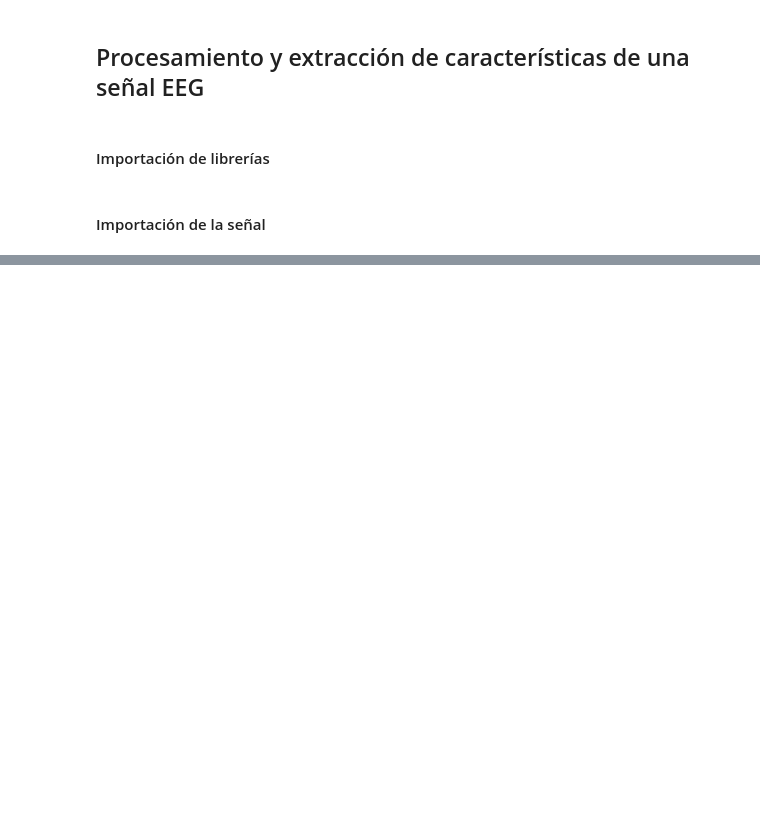
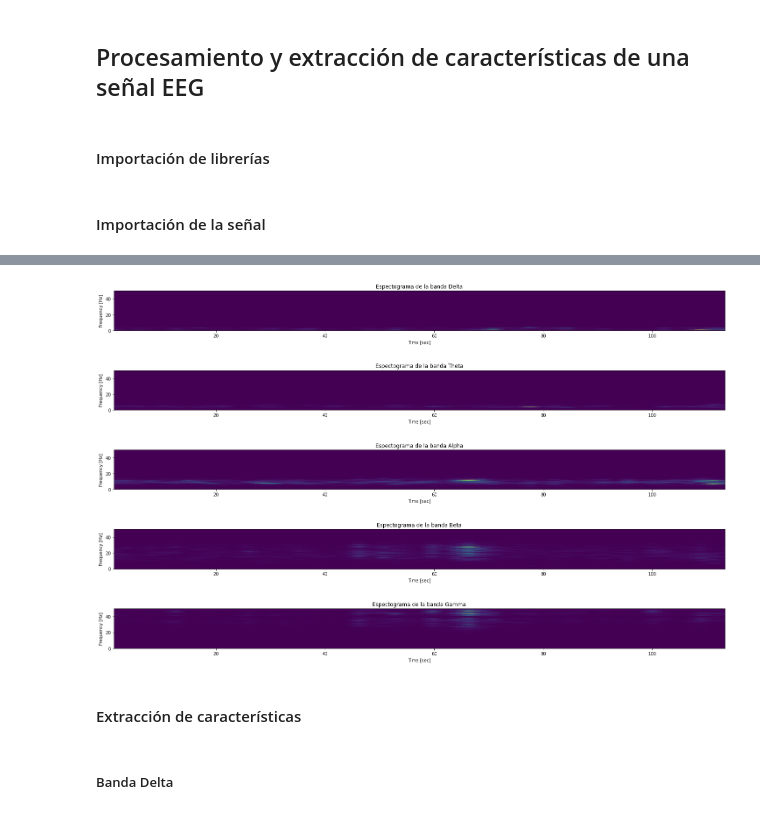
Before and after one commit to fruizg/Introduccion_de_senales, a Jupyter notebook: ISB/Laboratorios/Lab9_ProcesamientoEEG/ProcesamientoEEG.ipynb, the cells around one changed output, grey strips where cells are left out. Cells and saved outputs as stored; diff of their text form; code cells hidden in the pictures; blank space fills up the shorter version.

```diff
--- a/ISB/Laboratorios/Lab9_ProcesamientoEEG/ProcesamientoEEG.ipynb
+++ b/ISB/Laboratorios/Lab9_ProcesamientoEEG/ProcesamientoEEG.ipynb
@@ -96,0 +136,52 @@ fig.set_facecolor('white')
+# %%
+f1, t1, Sxx1 = spectrogram(Delta_band, fs = Fs)
+f2, t2, Sxx2 = spectrogram(Theta_band, fs = Fs)
+f3, t3, Sxx3 = spectrogram(Alpha_band, fs = Fs)
+f4, t4, Sxx4 = spectrogram(Beta_band, fs = Fs)
+f5, t5, Sxx5 = spectrogram(Gamma_band, fs = Fs)
+# %%
+plt.figure(figsize=(25,15))
+plt.subplot(511)
+plt.subplots_adjust(hspace=1)
+
+#Banda Delta
+plt.pcolormesh(t1, f1, Sxx1, shading='gouraud')
+plt.title("Espectograma de la banda Delta")
+plt.ylabel('Frequency [Hz]')
+plt.xlabel('Time [sec]')
+
+#banda theta
+plt.subplot(512)
+plt.pcolormesh(t2, f2, Sxx2, shading='gouraud')
+plt.title("Espectograma de la banda Theta")
+plt.ylabel('Frequency [Hz]')
+plt.xlabel('Time [sec]')
+
+#banda Alpha
+plt.subplot(513)
+plt.pcolormesh(t3, f3, Sxx3, shading='gouraud')
+plt.title("Espectograma de la banda Alpha")
+plt.ylabel('Frequency [Hz]')
+plt.xlabel('Time [sec]')
+
+#banda Beta
+plt.subplot(514)
+plt.pcolormesh(t4, f4, Sxx4, shading='gouraud')
+plt.title("Espectograma de la banda Beta")
+plt.ylabel('Frequency [Hz]')
+plt.xlabel('Time [sec]')
+
+#Banda Gamma
+plt.subplot(515)
+plt.pcolormesh(t5, f5, Sxx5, shading='gouraud')
+plt.title("Espectograma de la banda Gamma")
+plt.ylabel('Frequency [Hz]')
+plt.xlabel('Time [sec]')
+
+plt.show()
+# %% [output]
+[figure, added]
+# %% [markdown]
+#### Extracción de características
+# %% [markdown]
+##### Banda Delta
```
Also changed, not shown: parts of 8 cells of this notebook.
